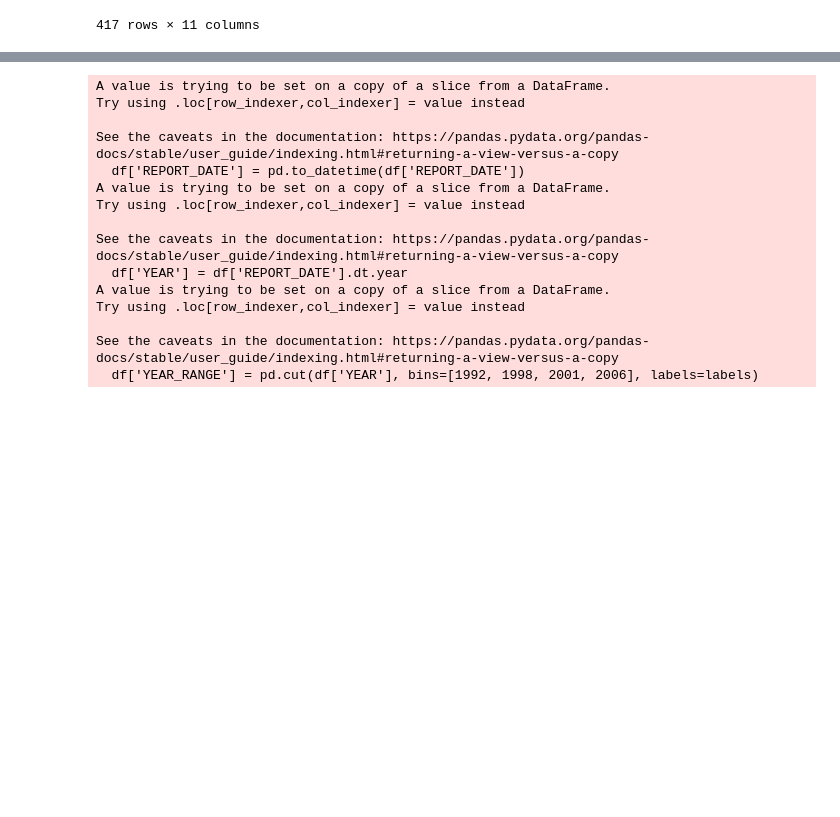
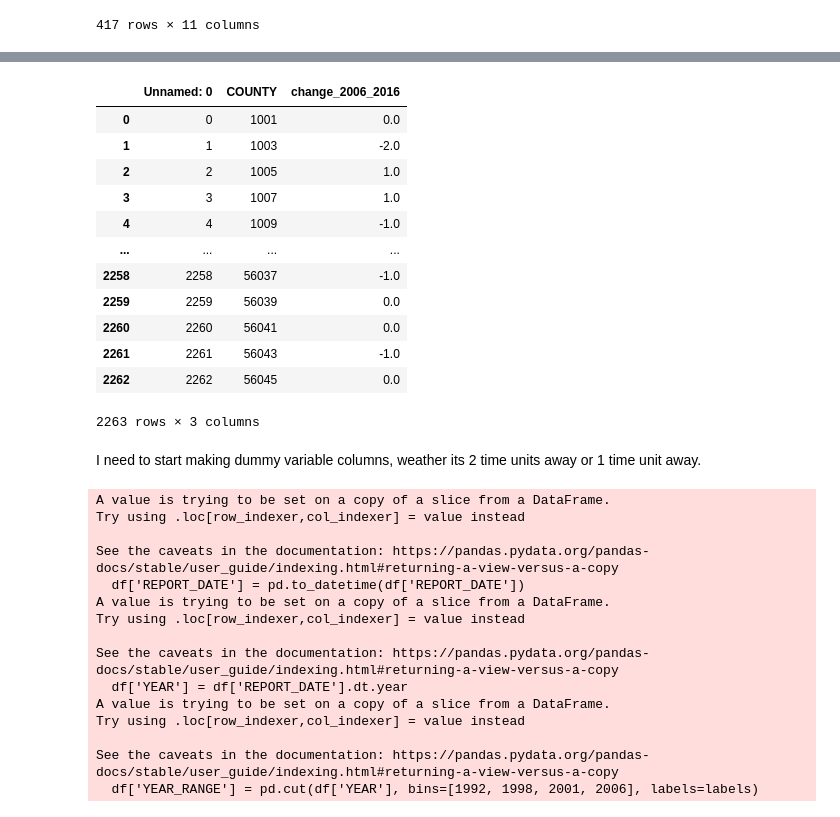
Before and after one commit to WilliamClintC/Research-Proposal-Trucks, a Jupyter notebook: Exploration/1.ipynb, the cells around one changed output, grey strips where cells are left out. Cells and saved outputs as stored; diff of their text form; code cells hidden in the pictures; blank space fills up the shorter version.

```diff
--- a/Exploration/1.ipynb
+++ b/Exploration/1.ipynb
@@ -270,3 +271,21 @@ fatalities_filtered_df
+# %%
+county_change_df
+# %% [output]
+|  | Unnamed: 0 | COUNTY | change_2006_2016 |
+| 0 | 0 | 1001 | 0.0 |
+| 1 | 1 | 1003 | -2.0 |
+| 2 | 2 | 1005 | 1.0 |
+| 3 | 3 | 1007 | 1.0 |
+| 4 | 4 | 1009 | -1.0 |
+| ... | ... | ... | ... |
+| 2258 | 2258 | 56037 | -1.0 |
+| 2259 | 2259 | 56039 | 0.0 |
+| 2260 | 2260 | 56041 | 0.0 |
+| 2261 | 2261 | 56043 | -1.0 |
+| 2262 | 2262 | 56045 | 0.0 |
+2263 rows × 3 columns
+# %% [markdown]
+I need to start making dummy variable columns, weather its 2 time units away or 1 time unit away.
 # %%
 import pandas as pd
 
```
Also changed, not shown: parts of 3 cells of this notebook.
